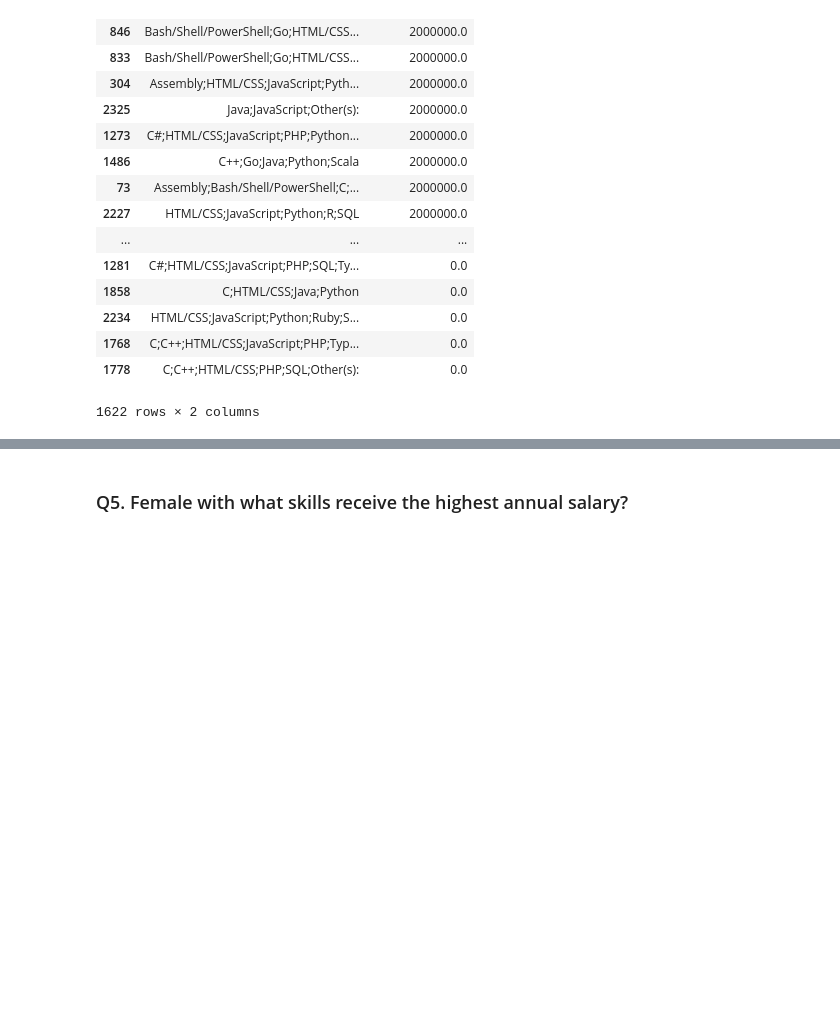
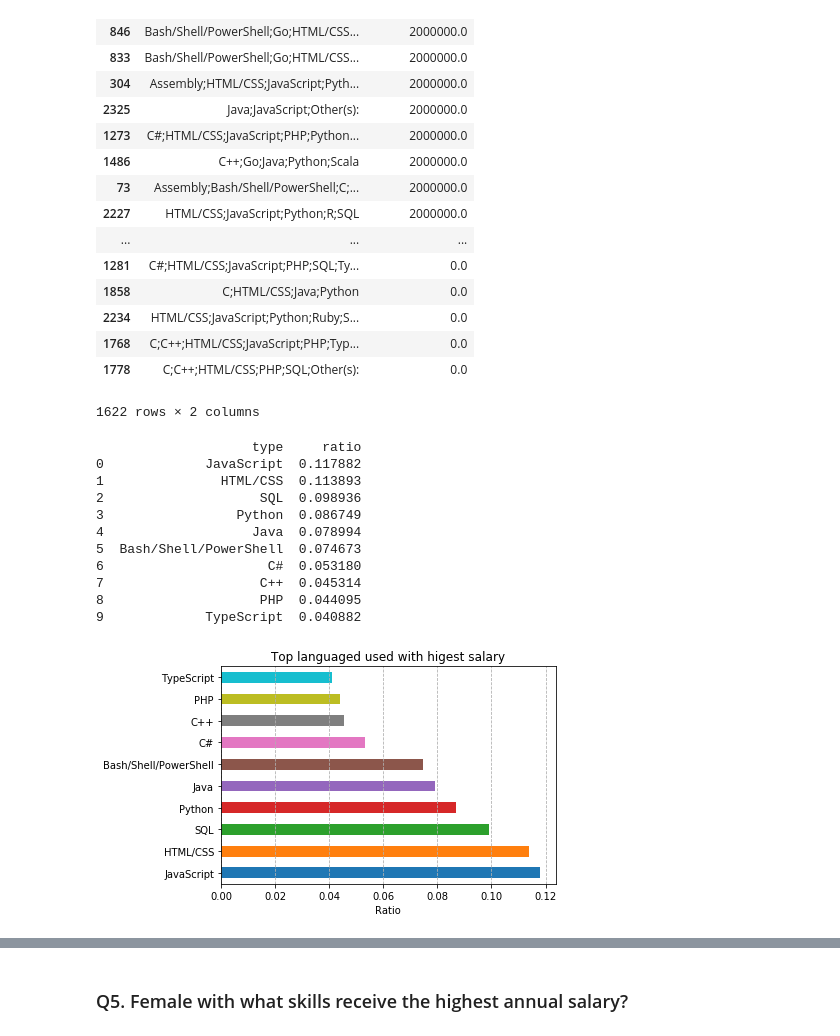
Before and after one commit to Lamasheg/stackoverflow_survey_2019, a Jupyter notebook: stackoverflow_survey.ipynb, the cells around one changed output, grey strips where cells are left out. Cells and saved outputs as stored; diff of their text form; code cells hidden in the pictures; blank space fills up the shorter version.

```diff
--- a/stackoverflow_survey.ipynb
+++ b/stackoverflow_survey.ipynb
@@ -446,5 +507,21 @@ lang_salary
 | 1768 | C;C++;HTML/CSS;JavaScript;PHP;Typ... | 0.0 |
 | 1778 | C;C++;HTML/CSS;PHP;SQL;Other(s): | 0.0 |
 1622 rows × 2 columns
+# %%
+top_100_lang = lang_salary.reset_index(drop=True).loc[0:]
+p.count_and_plot(p.split_column_content(top_100_lang,'LanguageWorkedWith'),'Top languaged used with higest salary')
+# %% [output]
+                    type     ratio
+0             JavaScript  0.117882
+1               HTML/CSS  0.113893
+2                    SQL  0.098936
+3                 Python  0.086749
+4                   Java  0.078994
+5  Bash/Shell/PowerShell  0.074673
+6                     C#  0.053180
+7                    C++  0.045314
+8                    PHP  0.044095
+9             TypeScript  0.040882
+[figure, added]
 # %%
 women_df.groupby('').agg({'ConvertedComp': 'mean'}).reset_index().dropna().sort_values('ConvertedComp',axis =0,ascending=False)
```
Also changed, not shown: parts of 11 cells of this notebook.
